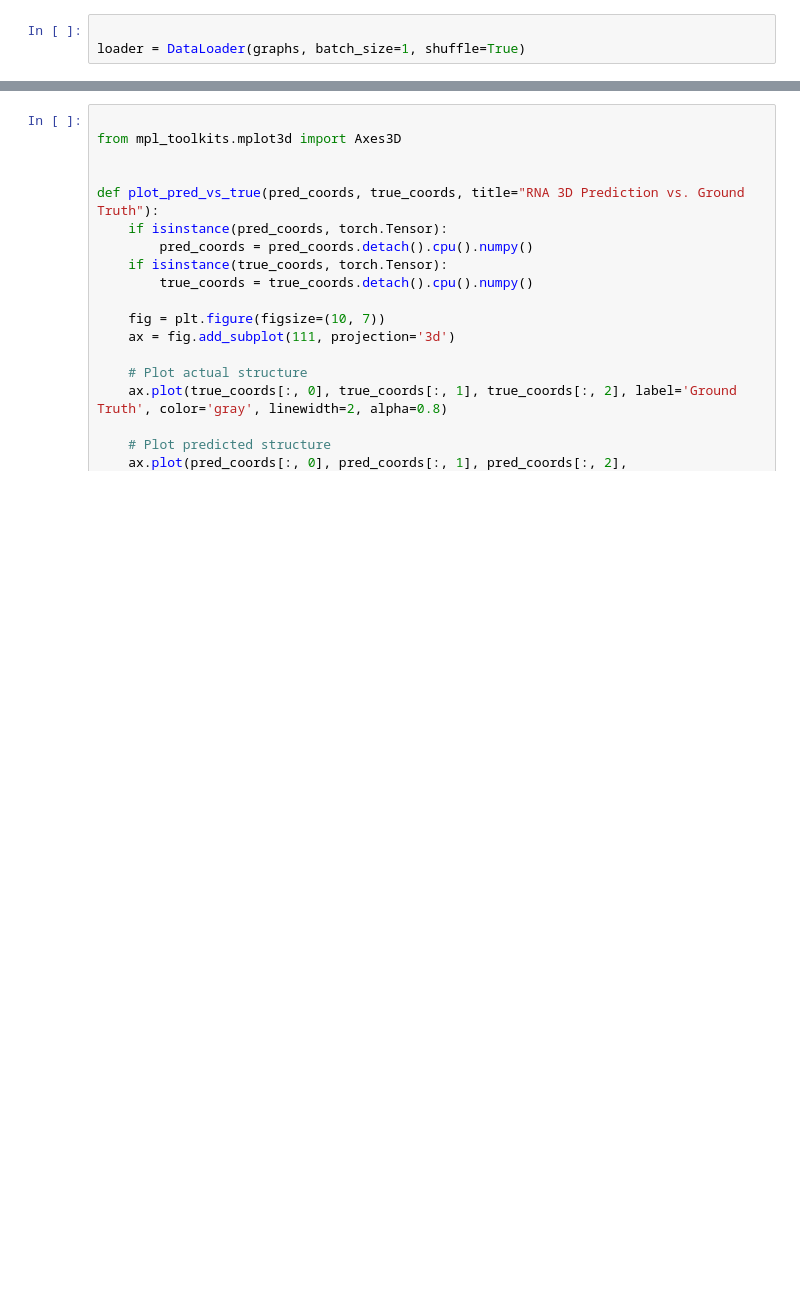
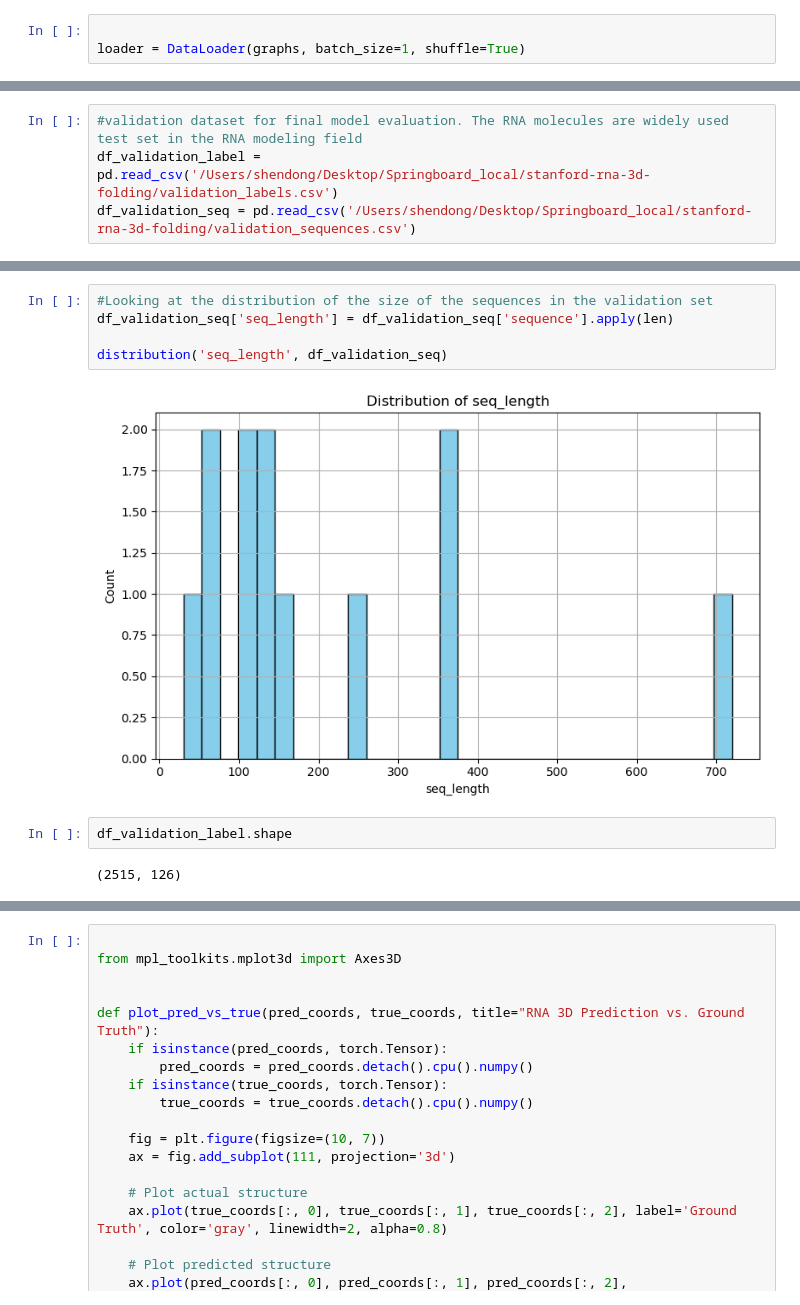
Before and after one commit to shendong124/Springboard, a Jupyter notebook: Capstone03/Capstone 3.ipynb, the cells around one changed output, grey strips where cells are left out. Drawn from its saved outputs; the diff is of its cells as text; blank space fills up the shorter version.

```diff
--- a/Capstone03/Capstone 3.ipynb
+++ b/Capstone03/Capstone 3.ipynb
@@ -946,0 +942,4 @@ TM-scores saved to tm_scores.csv
+# %%
+#validation dataset for final model evaluation. The RNA molecules are widely used test set in the RNA modeling field
+df_validation_label = pd.read_csv('/Users/shendong/Desktop/Springboard_local/stanford-rna-3d-folding/validation_labels.csv')
+df_validation_seq = pd.read_csv('/Users/shendong/Desktop/Springboard_local/stanford-rna-3d-folding/validation_sequences.csv')
@@ -946,0 +965,11 @@ TM-scores saved to tm_scores.csv
+# %%
+#Looking at the distribution of the size of the sequences in the validation set
+df_validation_seq['seq_length'] = df_validation_seq['sequence'].apply(len)
+
+distribution('seq_length', df_validation_seq)
+# %% [output]
+[figure, added]
+# %%
+df_validation_label.shape
+# %% [output]
+(2515, 126)
```
Also changed, not shown: parts of 74 cells of this notebook, 1 other file.
